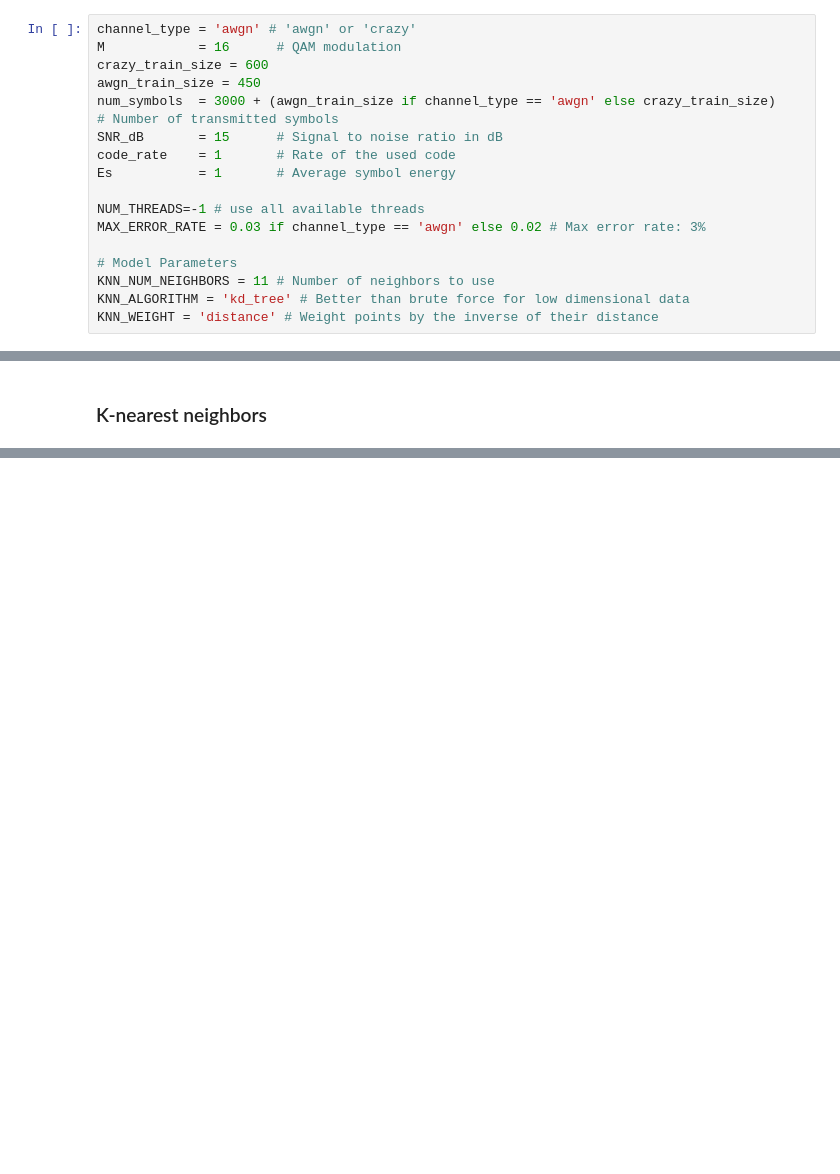
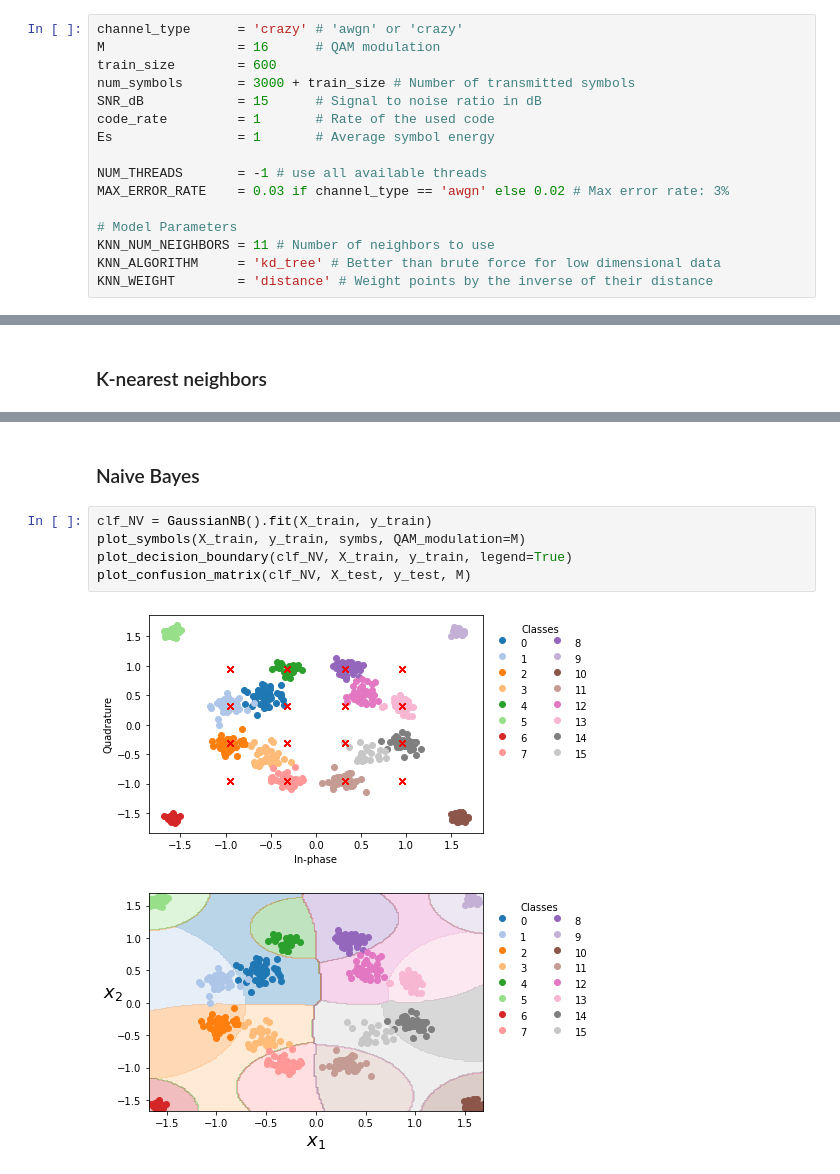
Before and after one commit to lucascprazeres/projeto-classificacao-telecom, a Jupyter notebook: meu_classificador.ipynb, the cells around one changed output, grey strips where cells are left out. Drawn from its saved outputs; the diff is of its cells as text; blank space fills up the shorter version.

Commit message:
feat: Adiciona Naive Bayes

```diff
--- a/meu_classificador.ipynb
+++ b/meu_classificador.ipynb
@@ -15,20 +18,19 @@ from ml4comm.symbols import setup_channel, generate_dataset
 # %%
-channel_type = 'awgn' # 'awgn' or 'crazy'
-M            = 16      # QAM modulation
-crazy_train_size = 600
-awgn_train_size = 450
-num_symbols  = 3000 + (awgn_train_size if channel_type == 'awgn' else crazy_train_size)    # Number of transmitted symbols
-SNR_dB       = 15      # Signal to noise ratio in dB
-code_rate    = 1       # Rate of the used code
-Es           = 1       # Average symbol energy
+channel_type      = 'crazy' # 'awgn' or 'crazy'
+M                 = 16      # QAM modulation
+train_size        = 600
+num_symbols       = 3000 + train_size # Number of transmitted symbols
+SNR_dB            = 15      # Signal to noise ratio in dB
+code_rate         = 1       # Rate of the used code
+Es                = 1       # Average symbol energy
 
-NUM_THREADS=-1 # use all available threads
-MAX_ERROR_RATE = 0.03 if channel_type == 'awgn' else 0.02 # Max error rate: 3%
+NUM_THREADS       = -1 # use all available threads
+MAX_ERROR_RATE    = 0.03 if channel_type == 'awgn' else 0.02 # Max error rate: 3%
 
 # Model Parameters
 KNN_NUM_NEIGHBORS = 11 # Number of neighbors to use
-KNN_ALGORITHM = 'kd_tree' # Better than brute force for low dimensional data
-KNN_WEIGHT = 'distance' # Weight points by the inverse of their distance
+KNN_ALGORITHM     = 'kd_tree' # Better than brute force for low dimensional data
+KNN_WEIGHT        = 'distance' # Weight points by the inverse of their distance
 # %%
 def classification_workflow(model):
   symbs, indexes = generate_symbols(num_symbols, M) # Generate the QAM symbols
@@ -88,0 +93,10 @@ Desvio Padrão: 0.26%
+# %% [markdown]
+### Naive Bayes
+# %%
+clf_NV = GaussianNB().fit(X_train, y_train)
+plot_symbols(X_train, y_train, symbs, QAM_modulation=M)
+plot_decision_boundary(clf_NV, X_train, y_train, legend=True)
+plot_confusion_matrix(clf_NV, X_test, y_test, M)
+# %% [output]
+[figure, added]
+[figure, added]
```
Also changed, not shown: parts of 6 cells of this notebook, 1 other file.
